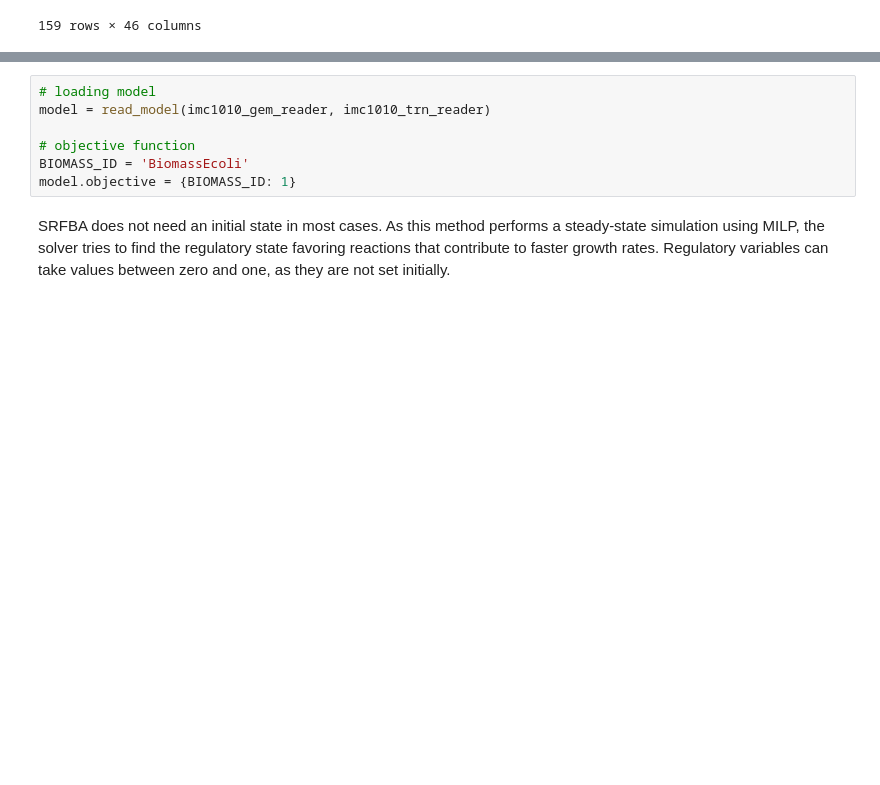
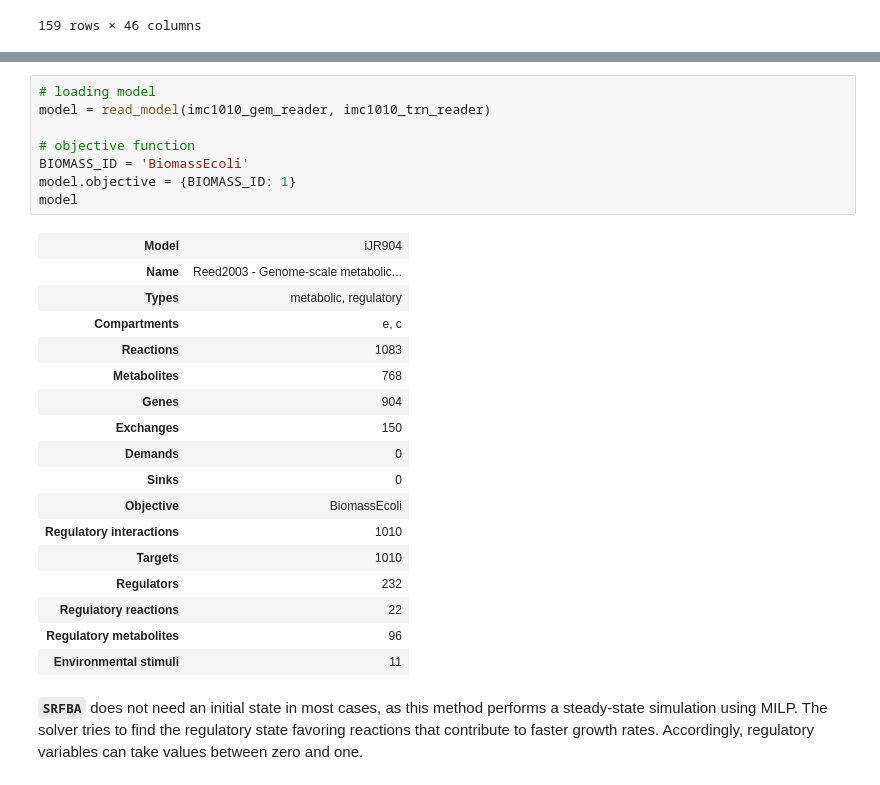
Before and after one commit to BioSystemsUM/MEWpy, a Jupyter notebook: examples/mew_analysis.ipynb, the cells around one changed output, grey strips where cells are left out. Drawn from its saved outputs; the diff is of its cells as text; blank space fills up the shorter version.

```diff
--- a/examples/mew_analysis.ipynb
+++ b/examples/mew_analysis.ipynb
@@ -604,12 +637,31 @@ dynamic_solution.solutions
 # %%
 # loading model
 model = read_model(imc1010_gem_reader, imc1010_trn_reader)
 
 # objective function
 BIOMASS_ID = 'BiomassEcoli'
 model.objective = {BIOMASS_ID: 1}
+model
+# %% [output]
+| Model | iJR904 |
+| Name | Reed2003 - Genome-scale metabolic... |
+| Types | metabolic, regulatory |
+| Compartments | e, c |
+| Reactions | 1083 |
+| Metabolites | 768 |
+| Genes | 904 |
+| Exchanges | 150 |
+| Demands | 0 |
+| Sinks | 0 |
+| Objective | BiomassEcoli |
+| Regulatory interactions | 1010 |
+| Targets | 1010 |
+| Regulators | 232 |
+| Regulatory reactions | 22 |
+| Regulatory metabolites | 96 |
+| Environmental stimuli | 11 |
 # %% [markdown]
-SRFBA does not need an initial state in most cases. As this method performs a steady-state simulation using MILP, the solver tries to find the regulatory state favoring reactions that contribute to faster growth rates. Regulatory variables can take values between zero and one, as they are not set initially.
+**`SRFBA`** does not need an initial state in most cases, as this method performs a steady-state simulation using MILP. The solver tries to find the regulatory state favoring reactions that contribute to faster growth rates. Accordingly, regulatory variables can take values between zero and one.
 # %%
 # steady-state SRFBA
 srfba = SRFBA(model).build()
```
Also changed, not shown: parts of 59 cells of this notebook, 4 other files.
